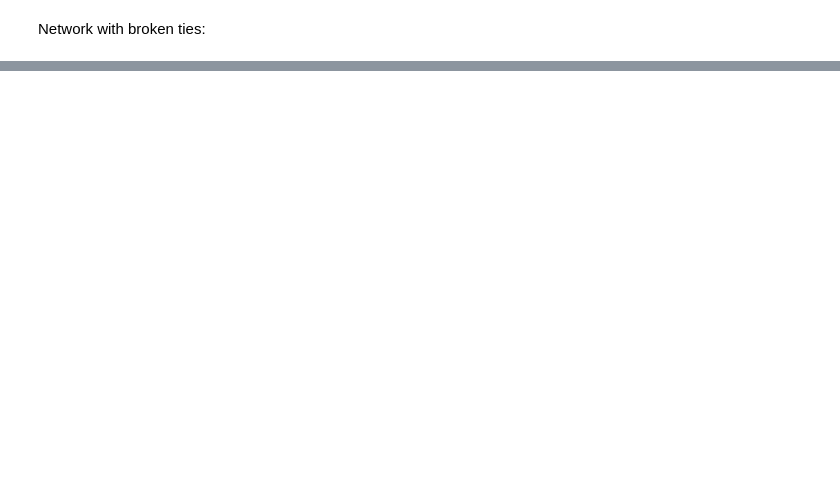
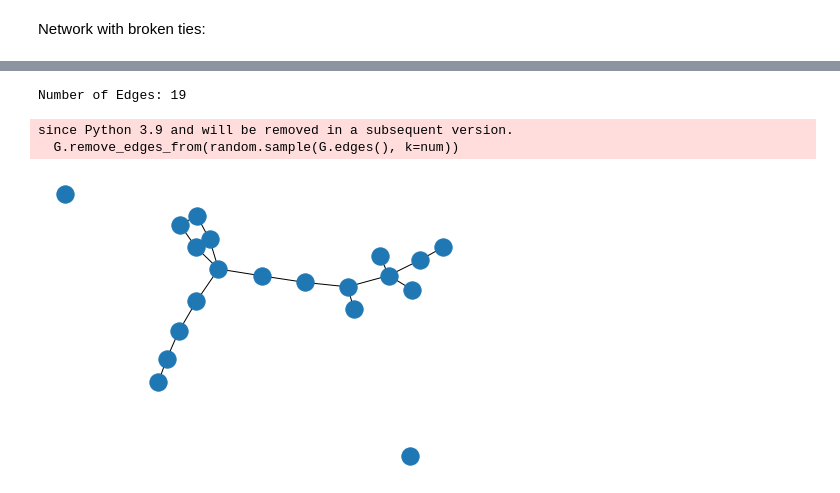
Before and after one commit to masonb13/DataSci, a Jupyter notebook: Models/networks.ipynb, the cells around one changed output, grey strips where cells are left out. Saved outputs shown, nothing was run; the diff lists cells and outputs as text; code cells hidden in the pictures; blank space fills up the shorter version.

```diff
--- a/Models/networks.ipynb
+++ b/Models/networks.ipynb
@@ -162,3 +153,21 @@ Peak infected: 41
 # %%
 #As p increases, the peak decreases and the length of time of the infection increases slightly
 #As q decreases, the peak increases and the length of time of the infection decreases significantly
+# %%
+s = 20
+p = 0 #change prob here -------------------------------------------------------------
+numGen = 30
+q = .55
+i = 2
+G = nx.complete_graph(s)
+nx.set_node_attributes(G, "s", "val")
+removeRandom(G, p)
+print(f'Number of Edges: {G.number_of_edges()}')
+I = [i]
+start(G,i)
+nx.draw(G)
+# %% [output]
+Number of Edges: 19
+since Python 3.9 and will be removed in a subsequent version.
+  G.remove_edges_from(random.sample(G.edges(), k=num))
+[figure, added]
```
Also changed, not shown: parts of 2 cells of this notebook, 6 other files.
